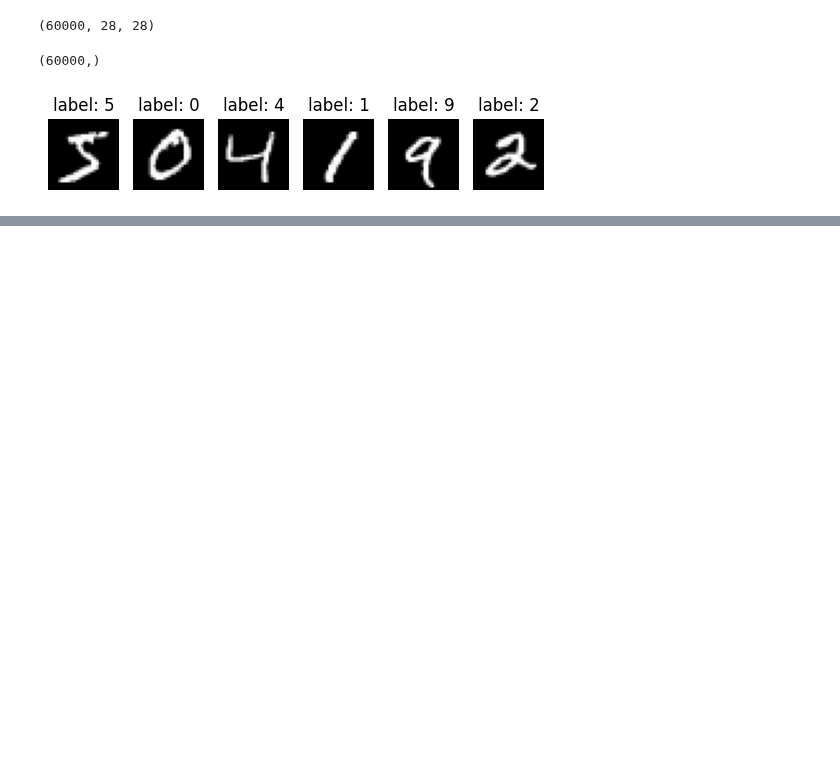
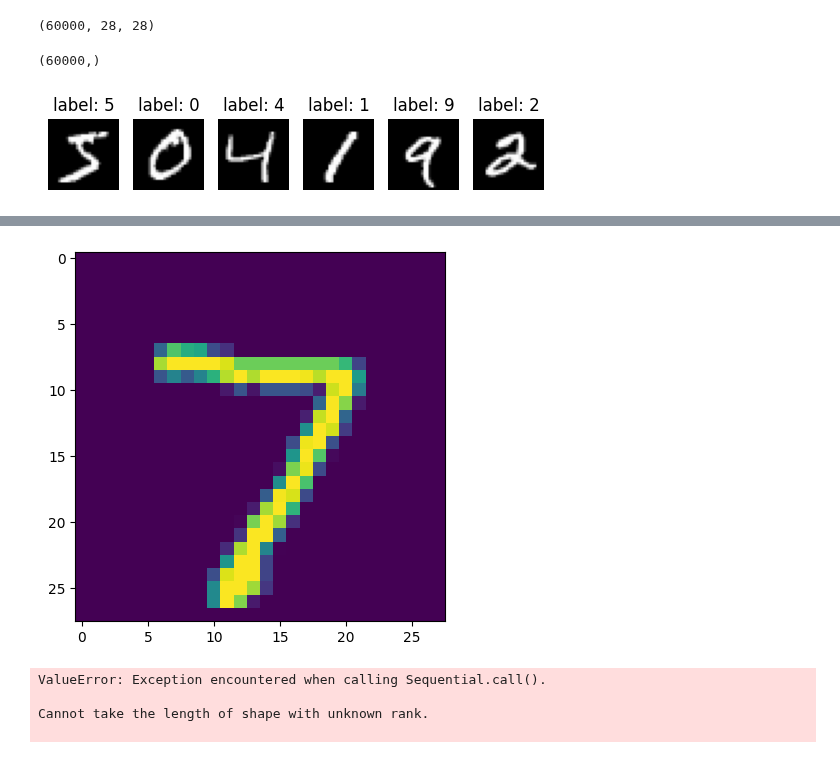
Before and after one commit to github-shivam/MNIST-Image-Classification, a Jupyter notebook: classification.ipynb, the cells around one changed output, grey strips where cells are left out. Saved outputs shown, nothing was run; the diff lists cells and outputs as text; code cells hidden in the pictures; blank space fills up the shorter version.

Commit message:
updated the model

```diff
--- a/classification.ipynb
+++ b/classification.ipynb
@@ -57,0 +110,7 @@ plt.show()
+# %%
+test_images = load_images('t10k-images.idx3-ubyte')
+# %%
+plt.imshow(test_images[0])
+plt.show()
+# %% [output]
+[figure, added]
@@ -57,0 +121,7 @@ plt.show()
+# %%
+prediction = my_model.predict(single_image)
+# %% [output]
+ValueError: Exception encountered when calling Sequential.call().
+
+Cannot take the length of shape with unknown rank.
+
```
Also changed, not shown: parts of 23 cells of this notebook.
